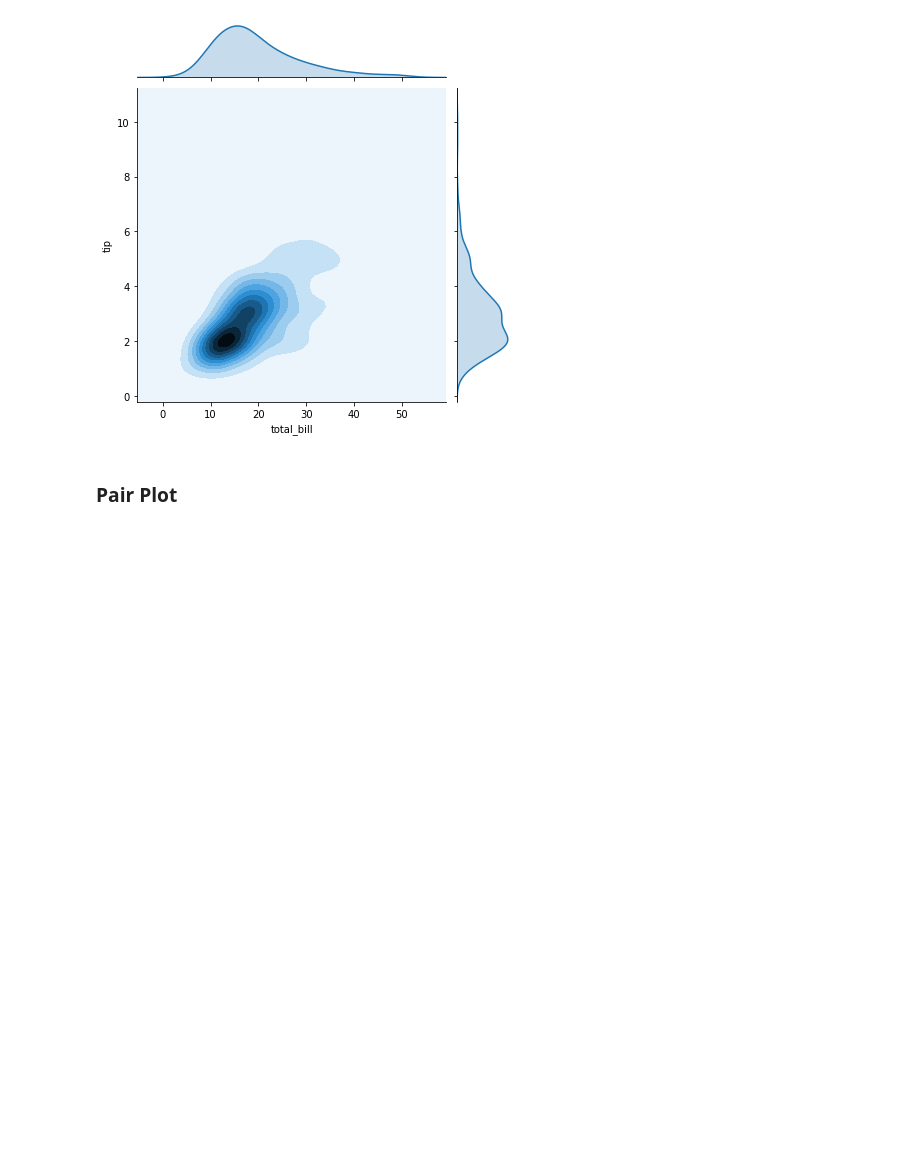
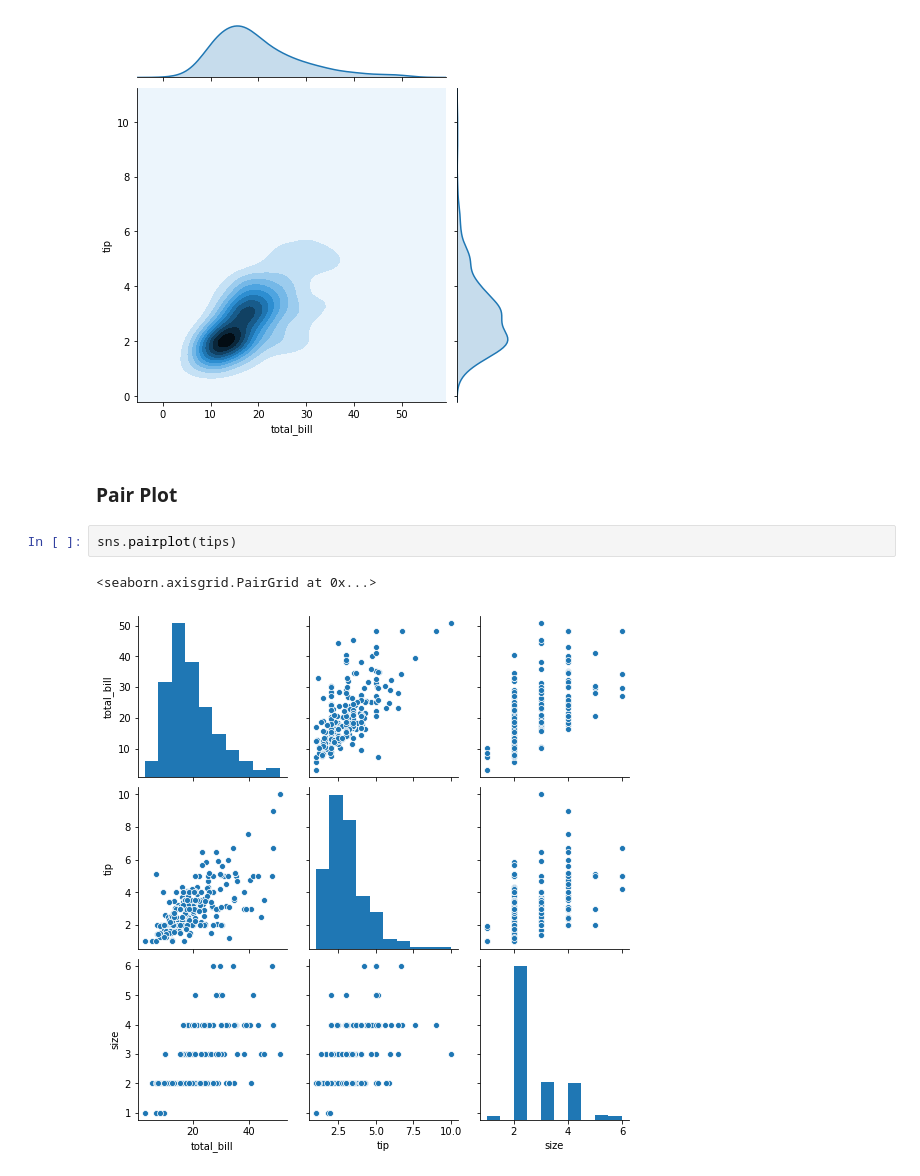
Before and after one commit to AmeyaChavre/py-ds-ml, a Jupyter notebook: Seaborn/Seaborn.ipynb, the cells around one changed output. Saved outputs shown, nothing was run; the diff lists cells and outputs as text; blank space fills up the shorter version.

```diff
--- a/Seaborn/Seaborn.ipynb
+++ b/Seaborn/Seaborn.ipynb
@@ -78,3 +78,8 @@ sns.jointplot(x='total_bill',y='tip',data=tips,kind='kde',)
 [figure]
 # %% [markdown]
 ### Pair Plot
+# %%
+sns.pairplot(tips)
+# %% [output]
+<seaborn.axisgrid.PairGrid at 0x...>
+[figure, added]
```
